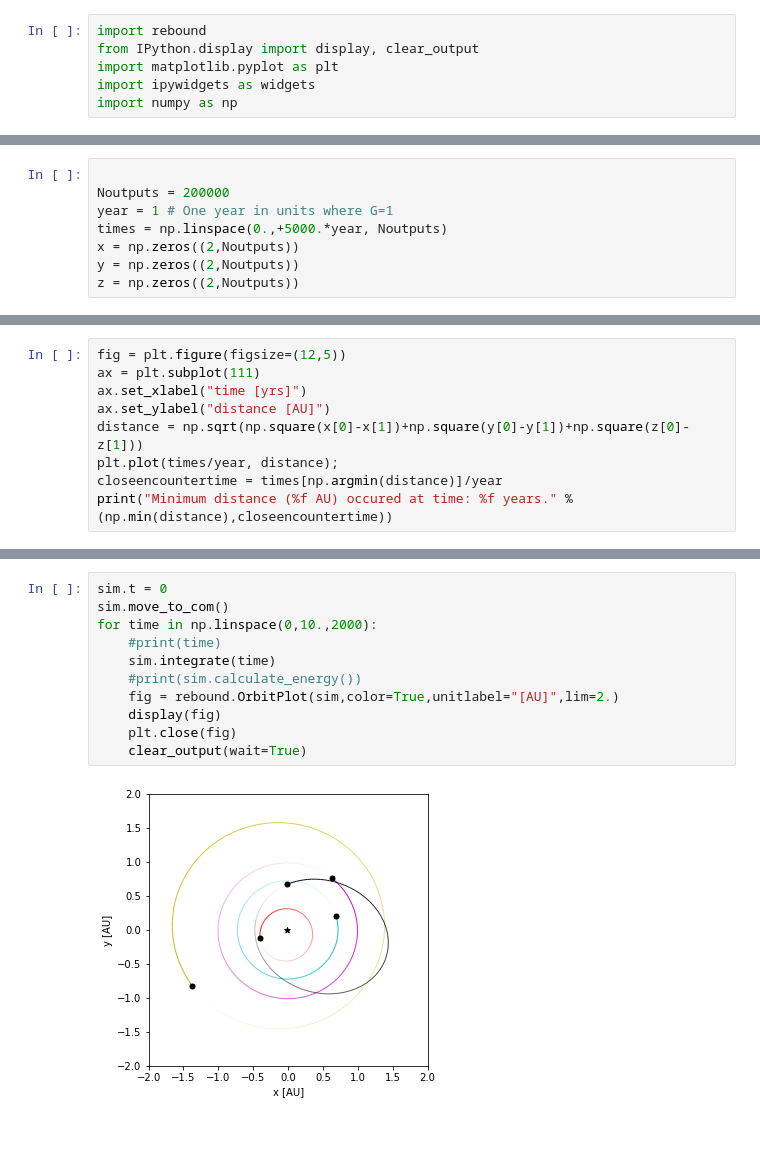
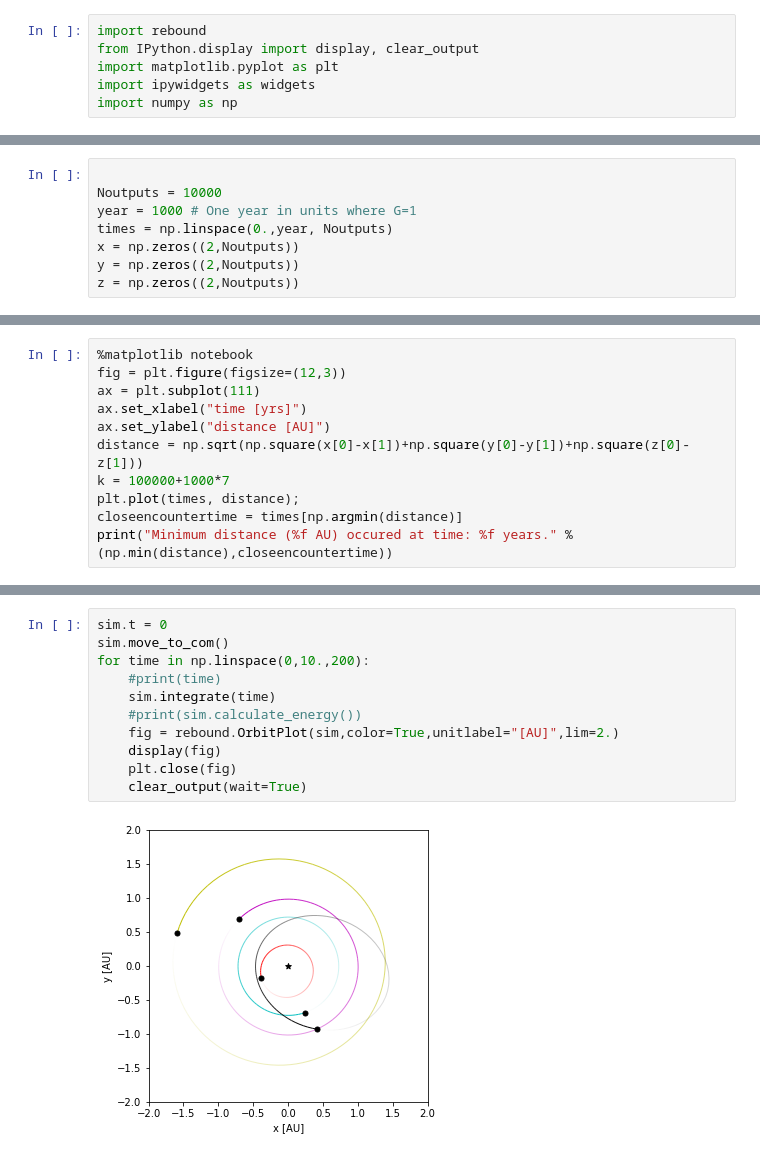
Before and after one commit to JulesGiroul/Cruithne3753, a Jupyter notebook: Main Simulation.ipynb, the cells around one changed output, grey strips where cells are left out. Saved outputs shown, nothing was run; the diff lists cells and outputs as text.

```diff
--- a/Main Simulation.ipynb
+++ b/Main Simulation.ipynb
@@ -71,9 +78,9 @@ Current timestep:       0.001000
 ---------------------------------
 # %%
 
-Noutputs = 200000
-year = 1 # One year in units where G=1
-times = np.linspace(0.,+5000.*year, Noutputs)
+Noutputs = 10000
+year = 1000 # One year in units where G=1
+times = np.linspace(0.,year, Noutputs)
 x = np.zeros((2,Noutputs))
 y = np.zeros((2,Noutputs))
 z = np.zeros((2,Noutputs))
@@ -166,10 +155,12 @@ plt.show()
 # %%
-fig = plt.figure(figsize=(12,5))
+%matplotlib notebook
+fig = plt.figure(figsize=(12,3))
 ax = plt.subplot(111)
 ax.set_xlabel("time [yrs]")
 ax.set_ylabel("distance [AU]")
 distance = np.sqrt(np.square(x[0]-x[1])+np.square(y[0]-y[1])+np.square(z[0]-z[1]))
-plt.plot(times/year, distance);
-closeencountertime = times[np.argmin(distance)]/year
+k = 100000+1000*7
+plt.plot(times, distance);
+closeencountertime = times[np.argmin(distance)]
 print("Minimum distance (%f AU) occured at time: %f years." % (np.min(distance),closeencountertime))
 # %% [output]
@@ -178,13 +170,13 @@ Minimum distance (0.074250 AU) occured at time: 3921.519608 years.
 # %%
 sim.t = 0
 sim.move_to_com()
-for time in np.linspace(0,10.,2000):
+for time in np.linspace(0,10.,200):
     #print(time)
     sim.integrate(time)
     #print(sim.calculate_energy())
     fig = rebound.OrbitPlot(sim,color=True,unitlabel="[AU]",lim=2.)
     display(fig)
     plt.close(fig)
     clear_output(wait=True)
 # %% [output]
-[figure, old version]
+[figure, new version]
```
Also changed, not shown: parts of 7 cells of this notebook, 13 other files.
